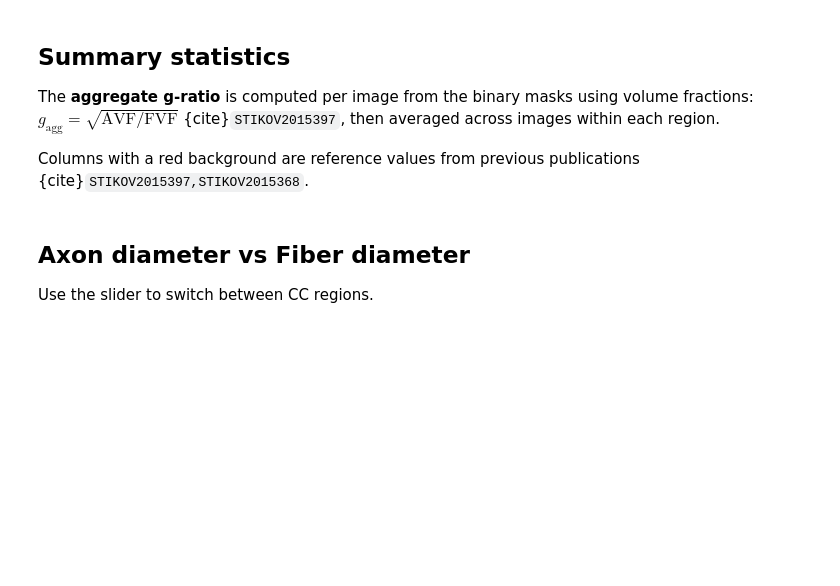
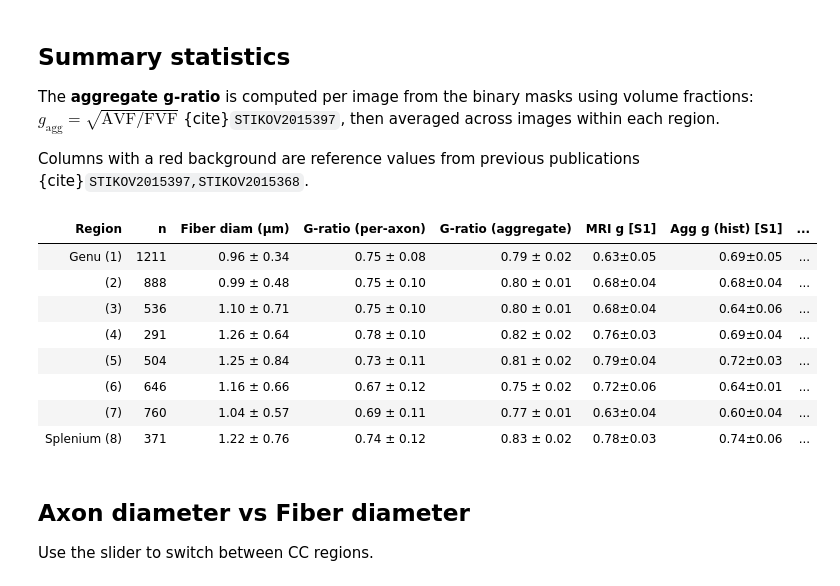
Before and after one commit to axondeepseg-pipeline/macaque-gratio, a Jupyter notebook: ADS2026_fullQC.ipynb, the cells around one changed output. Saved outputs shown, nothing was run; the diff lists cells and outputs as text; code cells hidden in the pictures; blank space fills up the shorter version.

```diff
--- a/ADS2026_fullQC.ipynb
+++ b/ADS2026_fullQC.ipynb
@@ -149,32 +149,42 @@ Columns with a red background are reference values from previous publications {c
 # %%
 from IPython.display import HTML
 
 summary_rows = []
 for sample in sorted(all_data.keys()):
     df = all_data[sample]
     ag = agg_gratio[sample]
     ref = PAPER_REF[sample]
     summary_rows.append({
         "Region": REGION_LABELS[sample],
         "n": len(df),
-        "Fiber diam (µm)": f"{df['fiber_diam'].mean():.2f} ± {df['fiber_diam'].std():.2f}",
-        "G-ratio (per-axon)": f"{df['gratio'].mean():.2f} ± {df['gratio'].std():.2f}",
-        "G-ratio (aggregate)": f"{np.mean(ag):.2f} ± {np.std(ag):.2f}",
+        "Fiber diam (\u03bcm)": f"{df['fiber_diam'].mean():.2f} \u00b1 {df['fiber_diam'].std():.2f}",
+        "G-ratio (per-axon)": f"{df['gratio'].mean():.2f} \u00b1 {df['gratio'].std():.2f}",
+        "G-ratio (aggregate)": f"{np.mean(ag):.2f} \u00b1 {np.std(ag):.2f}",
         "MRI g [S1]": ref["mri_g"],
         "Agg g (hist) [S1]": ref["agg_g_p1"],
         "Agg g [S2]": ref["agg_g_p2"],
         "Mean g [S2]": ref["mean_g_p2"],
     })
 
 summary_df = pd.DataFrame(summary_rows)
 
 paper_cols = ["MRI g [S1]", "Agg g (hist) [S1]", "Agg g [S2]", "Mean g [S2]"]
-styled = summary_df.style.applymap(
+styled = summary_df.style.map(
     lambda _: "background-color: #fde0e0",
     subset=paper_cols
 ).hide(axis="index")
 
 display(HTML(styled.to_html()))
+# %% [output]
+| Region | n | Fiber diam (μm) | G-ratio (per-axon) | G-ratio (aggregate) | MRI g [S1] | Agg g (hist) [S1] | ... |
+| Genu (1) | 1211 | 0.96 ± 0.34 | 0.75 ± 0.08 | 0.79 ± 0.02 | 0.63±0.05 | 0.69±0.05 | ... |
+| (2) | 888 | 0.99 ± 0.48 | 0.75 ± 0.10 | 0.80 ± 0.01 | 0.68±0.04 | 0.68±0.04 | ... |
+| (3) | 536 | 1.10 ± 0.71 | 0.75 ± 0.10 | 0.80 ± 0.01 | 0.68±0.04 | 0.64±0.06 | ... |
+| (4) | 291 | 1.26 ± 0.64 | 0.78 ± 0.10 | 0.82 ± 0.02 | 0.76±0.03 | 0.69±0.04 | ... |
+| (5) | 504 | 1.25 ± 0.84 | 0.73 ± 0.11 | 0.81 ± 0.02 | 0.79±0.04 | 0.72±0.03 | ... |
+| (6) | 646 | 1.16 ± 0.66 | 0.67 ± 0.12 | 0.75 ± 0.02 | 0.72±0.06 | 0.64±0.01 | ... |
+| (7) | 760 | 1.04 ± 0.57 | 0.69 ± 0.11 | 0.77 ± 0.01 | 0.63±0.04 | 0.60±0.04 | ... |
+| Splenium (8) | 371 | 1.22 ± 0.76 | 0.74 ± 0.12 | 0.83 ± 0.02 | 0.78±0.03 | 0.74±0.06 | ... |
 # %% [markdown]
 ## Axon diameter vs Fiber diameter
 
```
Also changed, not shown: parts of 2 cells of this notebook, 2 other files.
